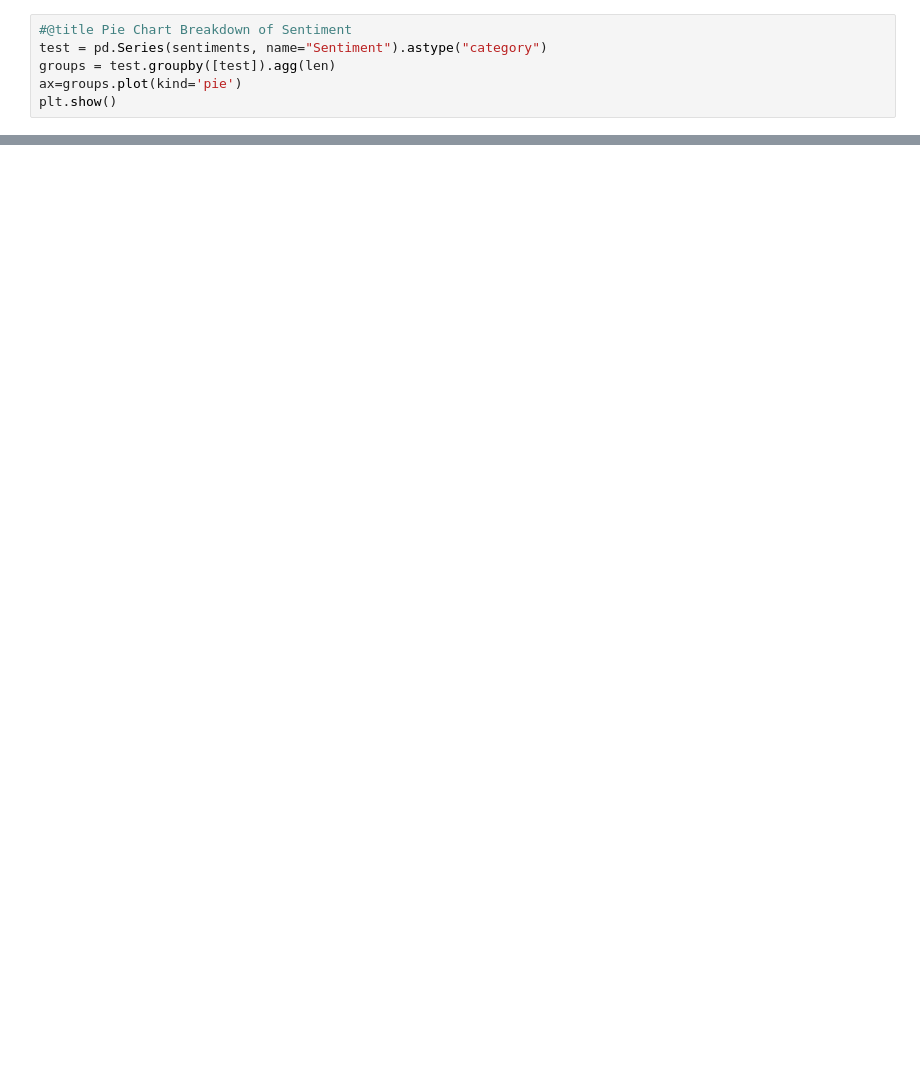
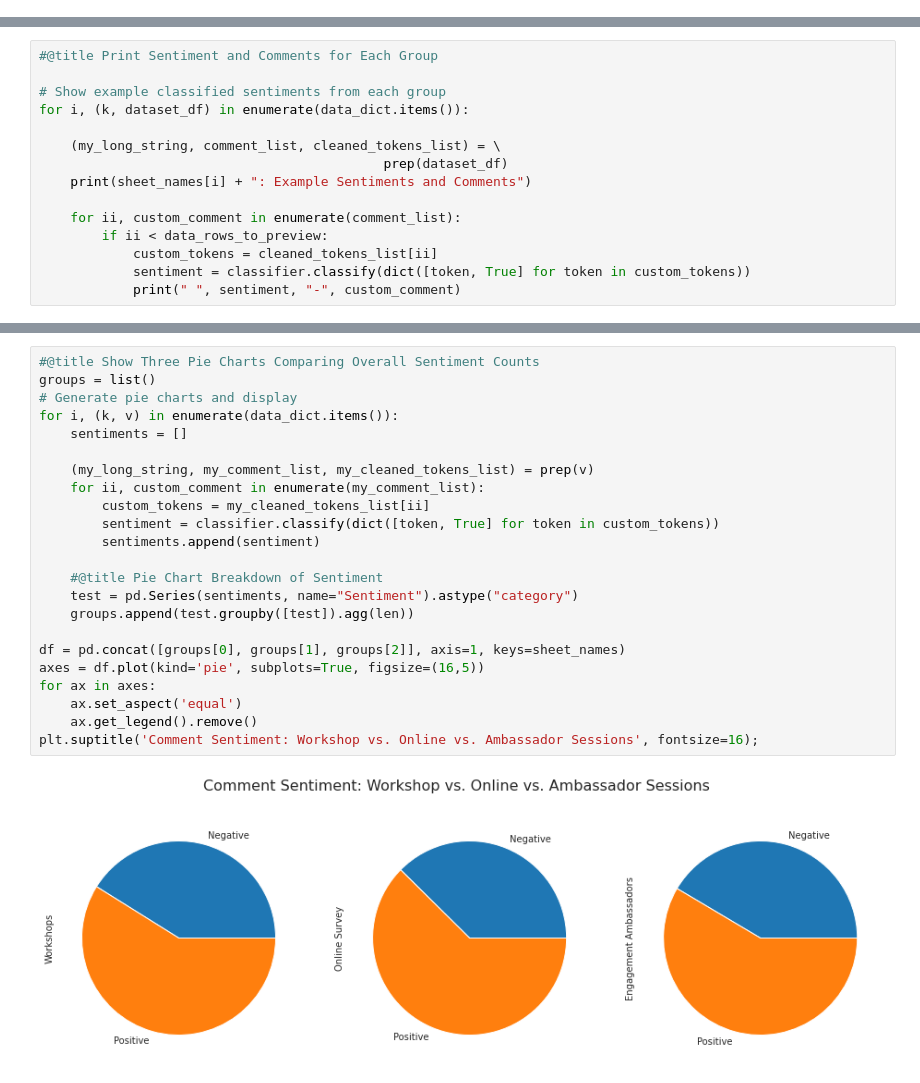
Before and after one commit to davidbradway/ENGAGEDurham, a Jupyter notebook: Durham_topicmodeling.ipynb, the cells around one changed output, grey strips where cells are left out. Drawn from its saved outputs; the diff is of its cells as text; blank space fills up the shorter version.

```diff
--- a/Durham_topicmodeling.ipynb
+++ b/Durham_topicmodeling.ipynb
@@ -365,6 +0,0 @@ Positive homes are too expensive and invite jealousy and make the neighborhood m
-# %%
-#@title Pie Chart Breakdown of Sentiment
-test = pd.Series(sentiments, name="Sentiment").astype("category")
-groups = test.groupby([test]).agg(len)
-ax=groups.plot(kind='pie')
-plt.show()
@@ -385,0 +384,15 @@ plt.show()
+# %%
+#@title Print Sentiment and Comments for Each Group
+
+# Show example classified sentiments from each group
+for i, (k, dataset_df) in enumerate(data_dict.items()):
+
+    (my_long_string, comment_list, cleaned_tokens_list) = \
+                                            prep(dataset_df)
+    print(sheet_names[i] + ": Example Sentiments and Comments")
+
+    for ii, custom_comment in enumerate(comment_list):
+        if ii < data_rows_to_preview:
+            custom_tokens = cleaned_tokens_list[ii]
+            sentiment = classifier.classify(dict([token, True] for token in custom_tokens))
+            print(" ", sentiment, "-", custom_comment)
@@ -385,0 +417,25 @@ plt.show()
+# %%
+#@title Show Three Pie Charts Comparing Overall Sentiment Counts
+groups = list()
+# Generate pie charts and display
+for i, (k, v) in enumerate(data_dict.items()):
+    sentiments = []
+
+    (my_long_string, my_comment_list, my_cleaned_tokens_list) = prep(v)
+    for ii, custom_comment in enumerate(my_comment_list):
+        custom_tokens = my_cleaned_tokens_list[ii]
+        sentiment = classifier.classify(dict([token, True] for token in custom_tokens))
+        sentiments.append(sentiment)
+
+    #@title Pie Chart Breakdown of Sentiment
+    test = pd.Series(sentiments, name="Sentiment").astype("category")
+    groups.append(test.groupby([test]).agg(len))
+
+df = pd.concat([groups[0], groups[1], groups[2]], axis=1, keys=sheet_names)
+axes = df.plot(kind='pie', subplots=True, figsize=(16,5))
+for ax in axes:
+    ax.set_aspect('equal')
+    ax.get_legend().remove()
+plt.suptitle('Comment Sentiment: Workshop vs. Online vs. Ambassador Sessions', fontsize=16);
+# %% [output]
+[figure, added]
```
Also changed, not shown: parts of 38 cells of this notebook.
